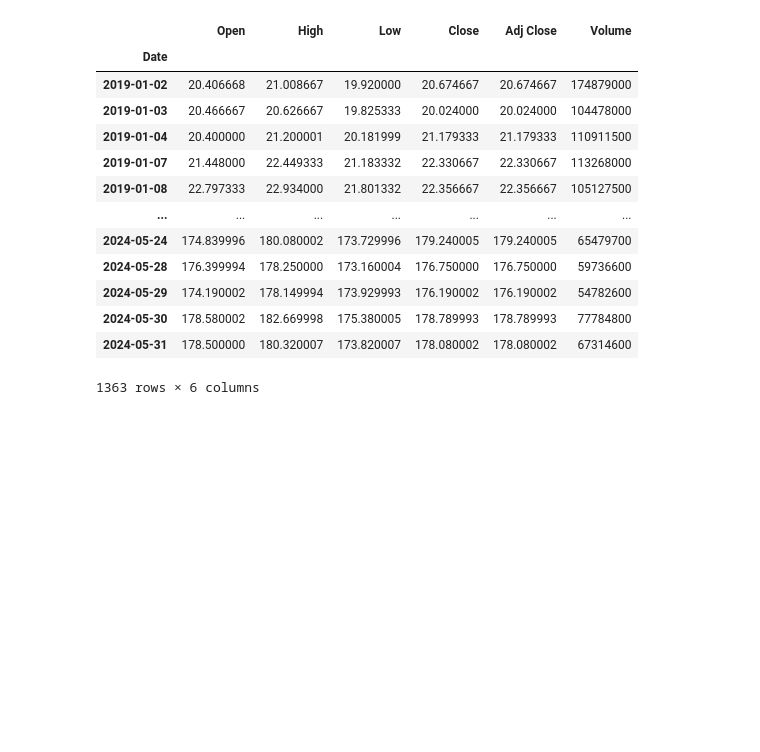
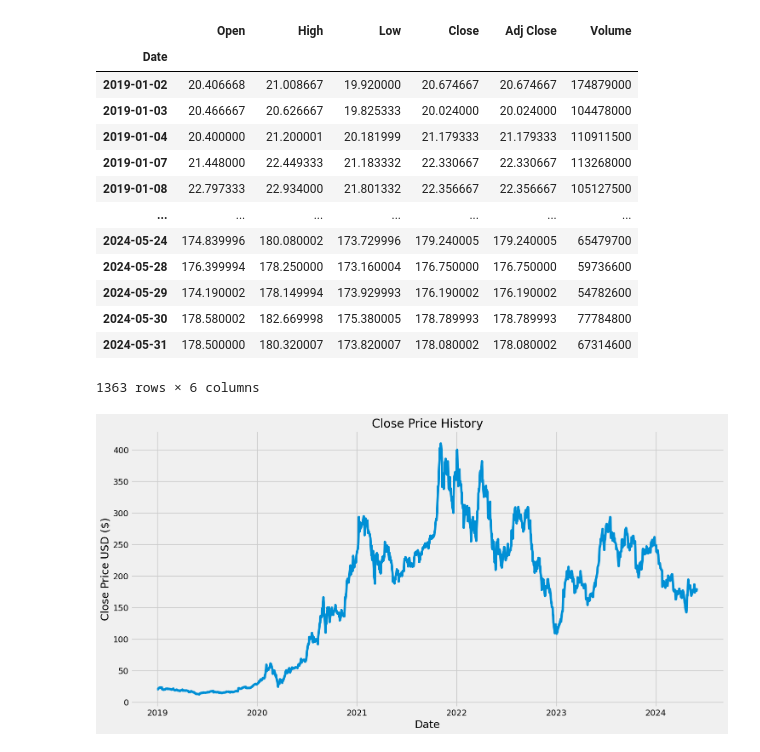
Before and after one commit to 27nando/simple-stock-price-prediction, a Jupyter notebook: model.ipynb, the cells around one changed output. Saved outputs shown, nothing was run; the diff lists cells and outputs as text; code cells hidden in the pictures; blank space fills up the shorter version.

Commit message:
close price history

```diff
--- a/model.ipynb
+++ b/model.ipynb
@@ -38,3 +38,13 @@ df
 | 2024-05-30 | 178.580002 | 182.669998 | 175.380005 | 178.789993 | 178.789993 | 77784800 |
 | 2024-05-31 | 178.500000 | 180.320007 | 173.820007 | 178.080002 | 178.080002 | 67314600 |
 1363 rows × 6 columns
+# %%
+#plot the financial information from the stock data into a visual form
+plt.figure(figsize=(16,8))
+plt.title('Close Price History')
+plt.plot(df['Close'])
+plt.xlabel('Date',fontsize=18)
+plt.ylabel('Close Price USD ($)',fontsize=18)
+plt.show()
+# %% [output]
+[figure, added]
```
